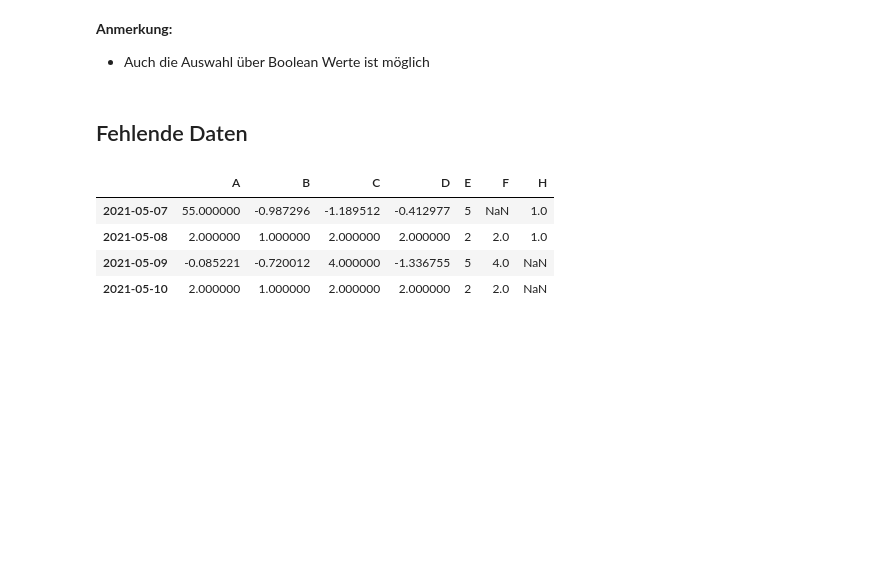
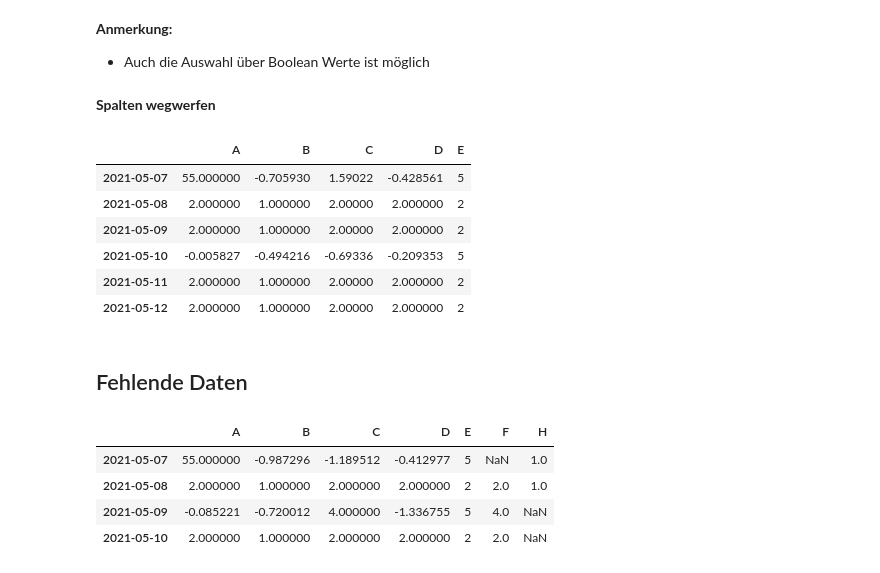
Before and after one commit to FelixRb96/Python_kurs_RTG, a Jupyter notebook: materialien/4_pandas.ipynb, the cells around one changed output. Cells and saved outputs as stored; diff of their text form; code cells hidden in the pictures; blank space fills up the shorter version.

```diff
--- a/materialien/4_pandas.ipynb
+++ b/materialien/4_pandas.ipynb
@@ -555,6 +577,18 @@ df
 **Anmerkung:**
 
 * Auch die Auswahl über Boolean Werte ist möglich
+# %% [markdown]
+**Spalten wegwerfen**
+# %%
+df.drop('F',axis=1)
+# %% [output]
+|  | A | B | C | D | E |
+| 2021-05-07 | 55.000000 | -0.705930 | 1.59022 | -0.428561 | 5 |
+| 2021-05-08 | 2.000000 | 1.000000 | 2.00000 | 2.000000 | 2 |
+| 2021-05-09 | 2.000000 | 1.000000 | 2.00000 | 2.000000 | 2 |
+| 2021-05-10 | -0.005827 | -0.494216 | -0.69336 | -0.209353 | 5 |
+| 2021-05-11 | 2.000000 | 1.000000 | 2.00000 | 2.000000 | 2 |
+| 2021-05-12 | 2.000000 | 1.000000 | 2.00000 | 2.000000 | 2 |
 # %% [markdown]
 ## Fehlende Daten
 # %%
```
Also changed, not shown: parts of 39 cells of this notebook.
